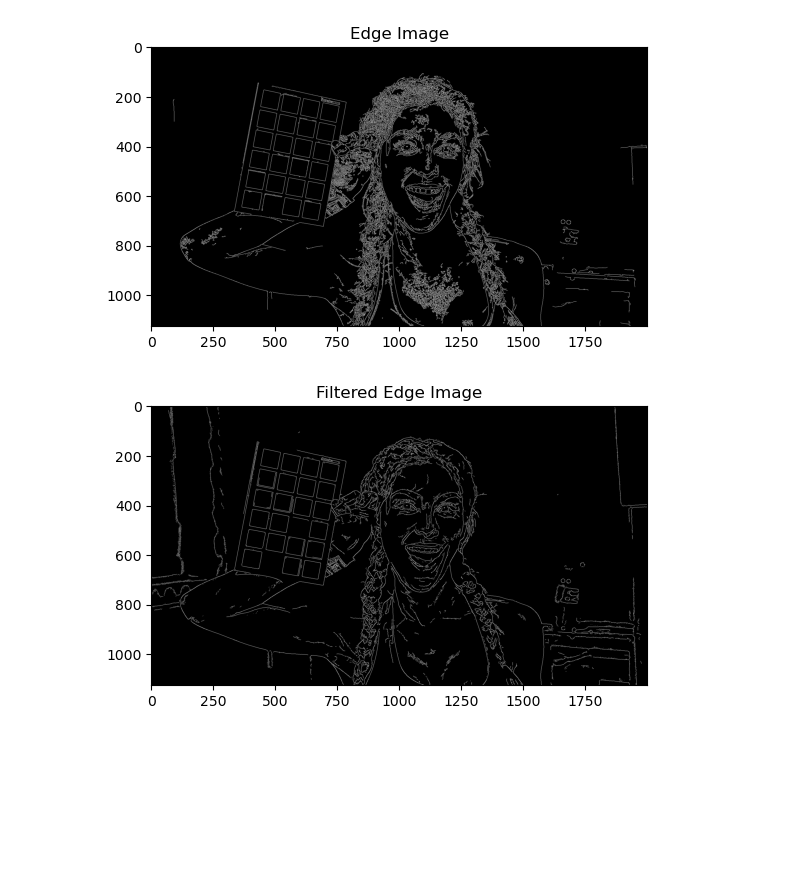
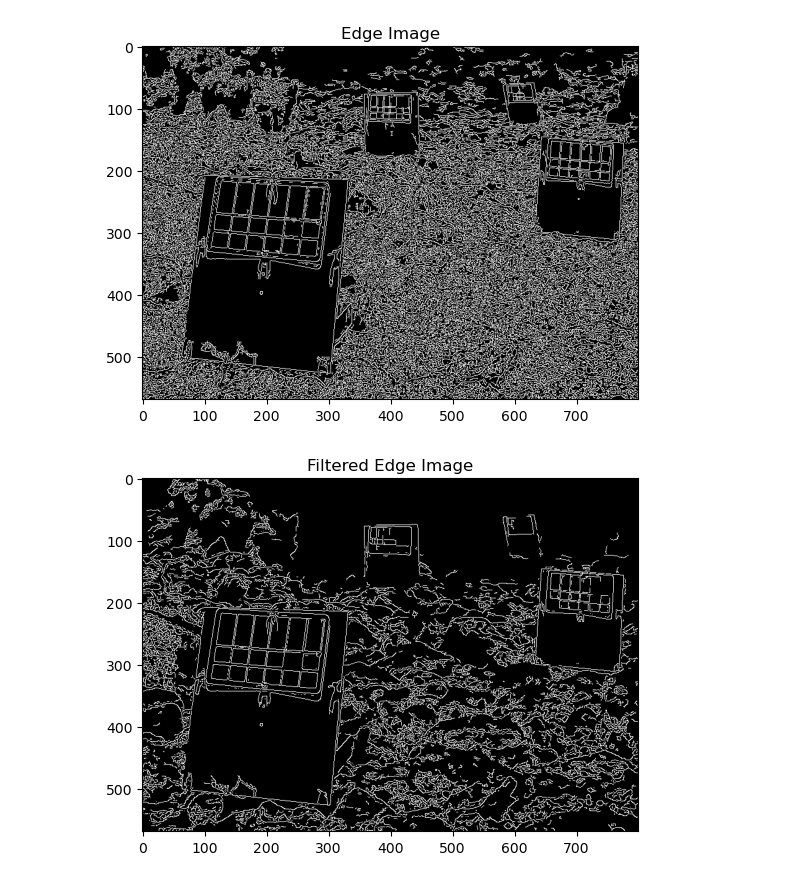
Before and after one commit to reionize/colorcharts, a Jupyter notebook: test.ipynb, the cells around one changed output. Cells and saved outputs as stored; diff of their text form; code cells hidden in the pictures; blank space fills up the shorter version.

```diff
--- a/test.ipynb
+++ b/test.ipynb
@@ -29,35 +45,35 @@ import cv2 as cv
 from matplotlib import pyplot as plt
 # %%
 # test canny edge detection
-img = cv.imread('test_img/2.jpg', cv.IMREAD_GRAYSCALE)
+img = cv.imread('test_img/1.jpg', cv.IMREAD_GRAYSCALE)
 # img = cv.adaptiveThreshold(img,255,cv.ADAPTIVE_THRESH_GAUSSIAN_C,cv.THRESH_BINARY,11,15)
 assert img is not None, "file could not be read, check with os.path.exists()"
 edges = cv.Canny(img,30,80)
 plt.clf()
 plt.imshow(edges,cmap = 'gray')
 plt.title('Edge Image')
 plt.show()
 
 # test with selective filter blur
 blur = cv.bilateralFilter(img,10,50,50)
-edges = cv.Canny(blur,30,10)
+edges = cv.Canny(blur,30,50)
 plt.clf()
 plt.imshow(edges,cmap = 'gray')
 plt.title('Filtered Edge Image')
 plt.show()
 
+# f = open('data/target_edges.txt','w')
+# f.write(str(np.array(edges)))
+# f.close()
+
 # test with equalize then selective blur
 dst = cv.equalizeHist(img)
 blur = cv.bilateralFilter(dst,10,50,50)
-edges = cv.Canny(blur,30,80)
+edges = cv.Canny(blur,30,50)
 plt.clf()
 plt.imshow(edges,cmap = 'gray')
 plt.title('Filtered Enhanced Edge Image')
 plt.show()
-
-# f = open('data/target_edges.txt','w')
-# f.write(str(np.array(edges)))
-# f.close()
 # %% [output]
-[figure, old version]
+[figure, new version]
-[figure, old version]
+[figure, new version]
```
Also changed, not shown: parts of 7 cells of this notebook.
